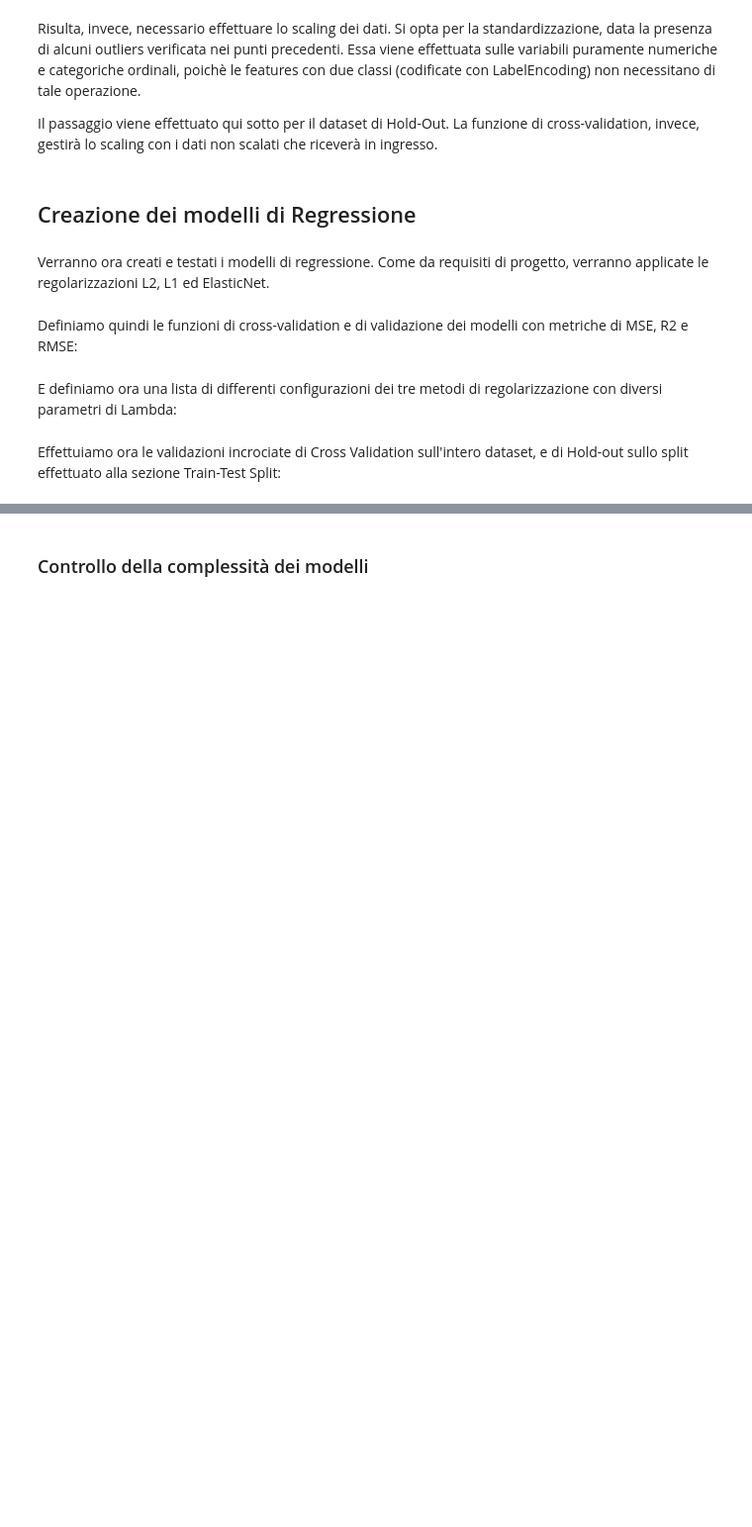
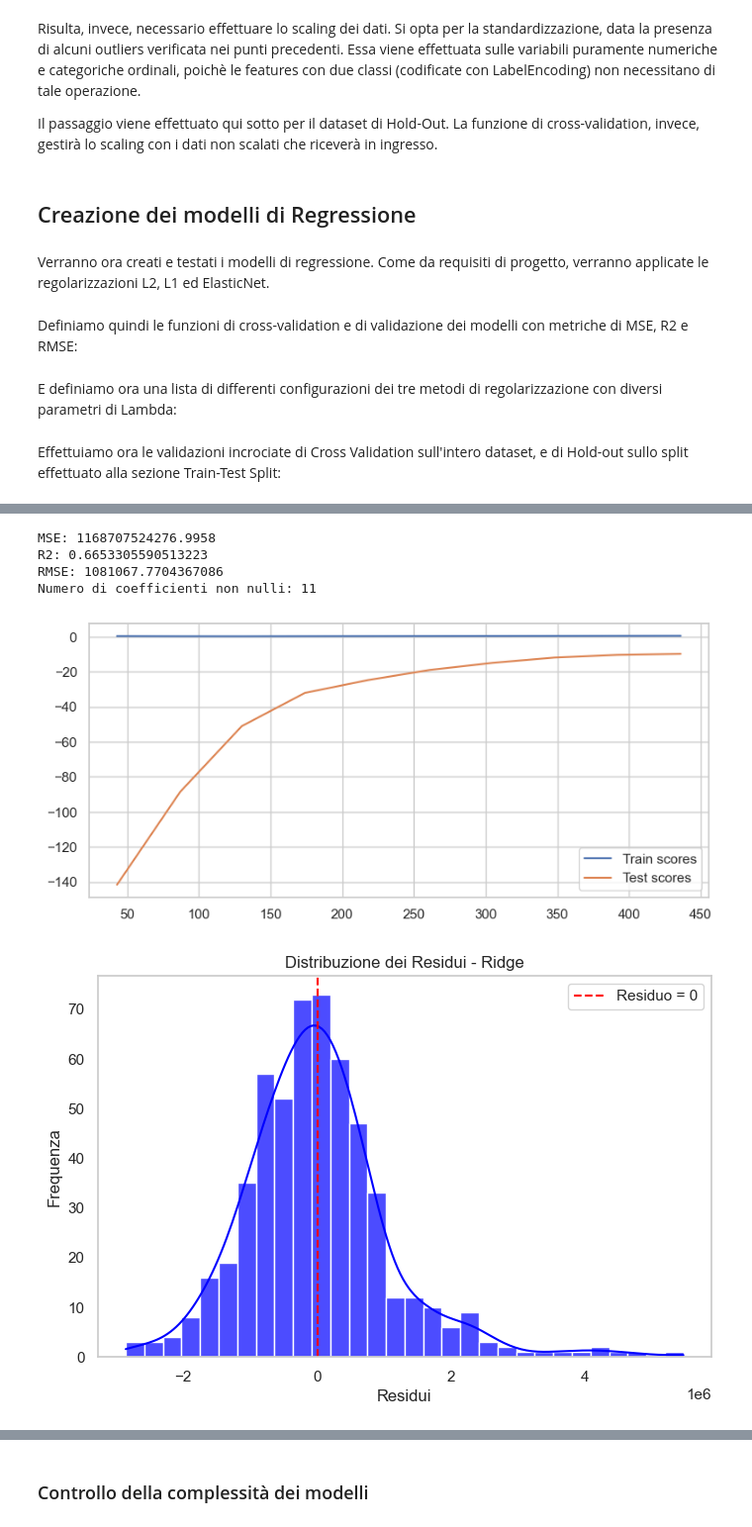
Before and after one commit to crypto-infinity/proai, a Jupyter notebook: course3-ml-basics/project/mercato_immobiliare.ipynb, the cells around one changed output, grey strips where cells are left out. Shown at 99% size. Saved outputs shown, nothing was run; the diff lists cells and outputs as text; code cells hidden in the pictures; blank space fills up the shorter version.

```diff
--- a/course3-ml-basics/project/mercato_immobiliare.ipynb
+++ b/course3-ml-basics/project/mercato_immobiliare.ipynb
@@ -284,7 +275,7 @@ Effettuiamo ora le validazioni incrociate di Cross Validation sull'intero datase
 for config in configs:
     print(f"Testing config {config} with cross-validation:\n")
 
-    train_mse, train_r2, train_rmse, test_mse, test_r2, test_rmse = cross_validation(X, y, pipeline=config)
+    train_mse, train_r2, train_rmse, test_mse, test_r2, test_rmse = cross_validation(X, y, config)
 
     print(f"Train Set MSE: {np.mean(train_mse)}")
     print(f"Train Set R2: {np.mean(train_r2)}")
@@ -297,3 +288,5 @@ for config in configs:
     print(f"Test Set RMSE: {np.mean(test_rmse)}")
 
     print("\n")
+
+print(f"Highest Test Set R2: {np.max(test_r2)}")
@@ -325,6 +405,27 @@ Osserviamo, inoltre, che producono risultati interessanti anche limitandoci all'
 # %%
-final_model = Lasso(alpha=0.5)
+#Lasso with alpha=0.1
 
-final_model.fit(X, y)
+config = Lasso(alpha=0.1)
 
-evaluate_model(model, (X, y), message="Modello finale")
+model = config
+
+model.fit(X, y)
+
+mse_test, r2_test, rmse_test = evaluate_model(model, (X, y), message="Modello migliore con tutti i dati.")
+non_zero_coeffs = np.sum(model.coef_ != 0)
+# %%
+print(f"MSE: {mse_test}")
+print(f"R2: {r2_test}")
+print(f"RMSE: {rmse_test}")
+print(f"Numero di coefficienti non nulli: {non_zero_coeffs}")
+
+show_learning_curve(config, (X, y))
+
+plot_residuals(model, X, y, model_name="Ridge")
+# %% [output]
+MSE: 1168707524276.9958
+R2: 0.6653305590513223
+RMSE: 1081067.7704367086
+Numero di coefficienti non nulli: 11
+[figure, added]
+[figure, added]
```
Also changed, not shown: parts of 17 cells of this notebook.
